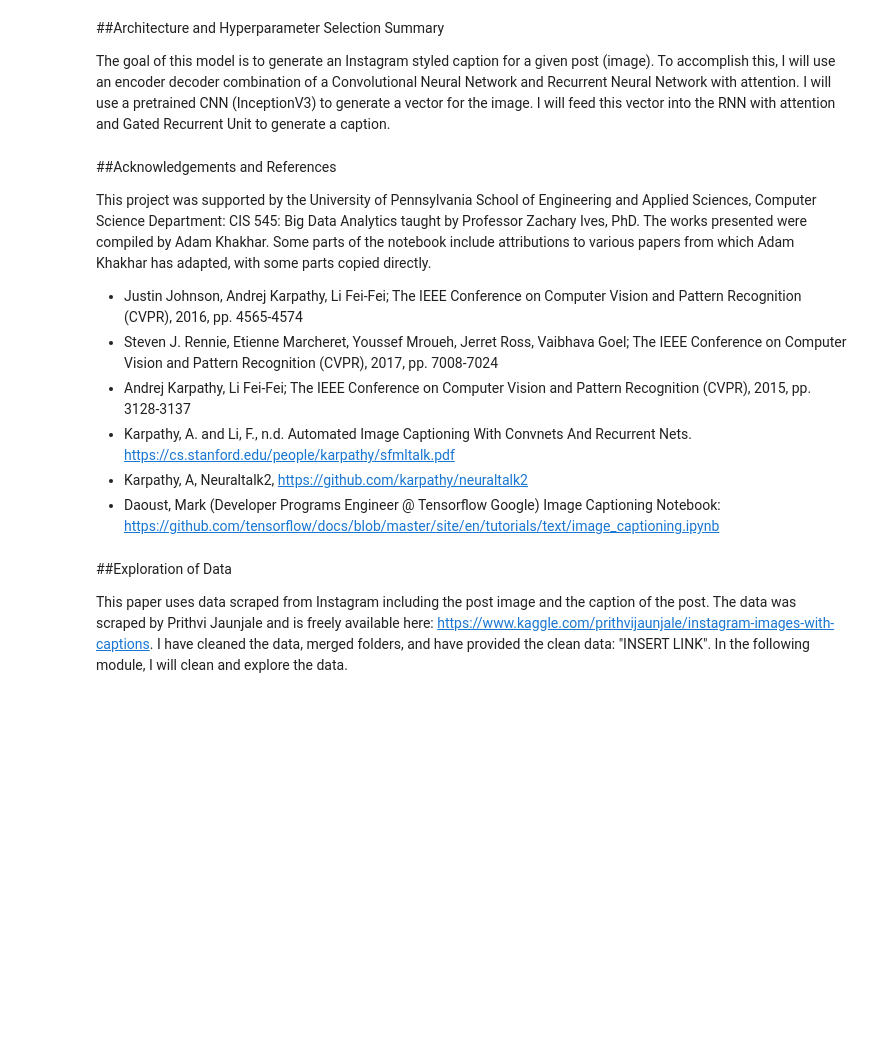
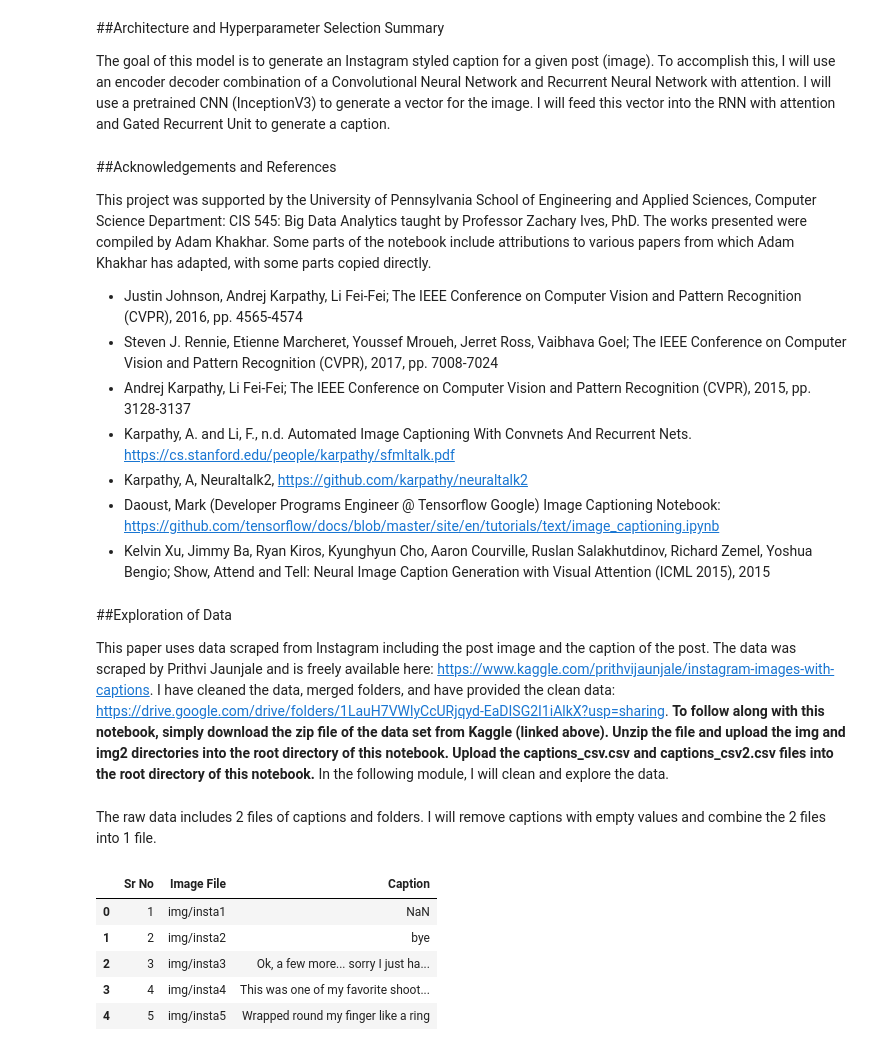
Before and after one commit to adamkhakhar/Post2Caption, a Jupyter notebook: Post2Caption.ipynb, the cells around one changed output. Saved outputs shown, nothing was run; the diff lists cells and outputs as text; code cells hidden in the pictures; blank space fills up the shorter version.

Commit message:
Exoloration of Data

```diff
--- a/Post2Caption.ipynb
+++ b/Post2Caption.ipynb
@@ -24,9 +24,10 @@ This project was supported by the University of Pennsylvania School of Engineeri
 *   Karpathy, A. and Li, F., n.d. Automated Image Captioning With Convnets And Recurrent Nets. https://cs.stanford.edu/people/karpathy/sfmltalk.pdf
 *   Karpathy, A, Neuraltalk2, https://github.com/karpathy/neuraltalk2
 *   Daoust, Mark (Developer Programs Engineer @ Tensorflow Google) Image Captioning Notebook: https://github.com/tensorflow/docs/blob/master/site/en/tutorials/text/image_captioning.ipynb
+*   Kelvin Xu, Jimmy Ba, Ryan Kiros, Kyunghyun Cho, Aaron Courville, Ruslan Salakhutdinov, Richard Zemel, Yoshua Bengio; Show, Attend and Tell: Neural Image Caption Generation with Visual Attention (ICML 2015), 2015
 # %% [markdown]
 ##Exploration of Data
 
 This paper uses data scraped from Instagram including the post image and the caption of the post. The data was scraped by Prithvi Jaunjale and is freely available here: https://www.kaggle.com/prithvijaunjale/instagram-images-with-captions.
-I have cleaned the data, merged folders, and have provided the clean data: "INSERT LINK".
+I have cleaned the data, merged folders, and have provided the clean data: https://drive.google.com/drive/folders/1LauH7VWlyCcURjqyd-EaDISG2I1iAlkX?usp=sharing. **To follow along with this notebook, simply download the zip file of the data set from Kaggle (linked above). Unzip the file and upload the img and img2 directories into the root directory of this notebook. Upload the captions_csv.csv and captions_csv2.csv files into the root directory of this notebook.**
 In the following module, I will clean and explore the data.
@@ -32,0 +48,12 @@ In the following module, I will clean and explore the data.
+# %% [markdown]
+The raw data includes 2 files of captions and folders. I will remove captions with empty values and combine the 2 files into 1 file.
+# %%
+captions1 = pd.read_csv('captions_csv.csv')
+captions1.head()
+# %% [output]
+|  | Sr No | Image File | Caption |
+| 0 | 1 | img/insta1 | NaN |
+| 1 | 2 | img/insta2 | bye |
+| 2 | 3 | img/insta3 | Ok, a few more... sorry I just ha... |
+| 3 | 4 | img/insta4 | This was one of my favorite shoot... |
+| 4 | 5 | img/insta5 | Wrapped round my finger like a ring |
```
Also changed, not shown: parts of 19 cells of this notebook.
